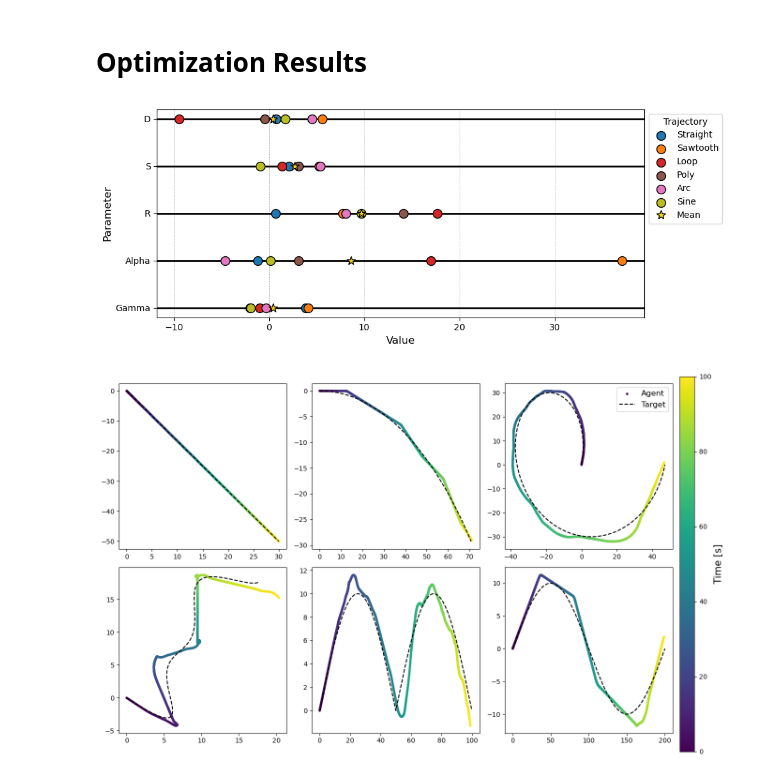
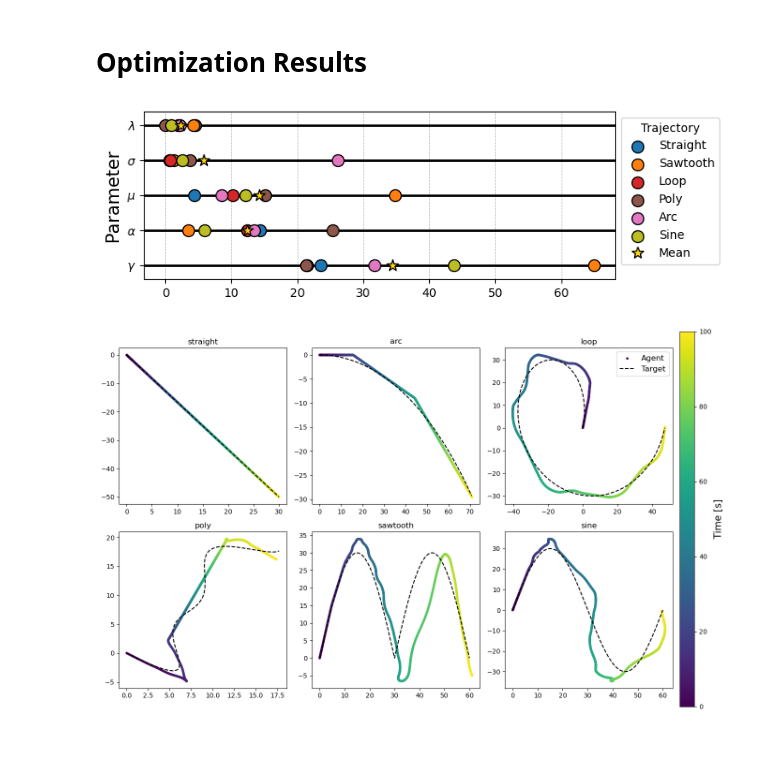
Before and after one commit to Adam-Boesky/RL_CMAES, a Jupyter notebook: Analysis/analysis.ipynb, the cells around one changed output. Cells and saved outputs as stored; diff of their text form; code cells hidden in the pictures; blank space fills up the shorter version.

```diff
--- a/Analysis/analysis.ipynb
+++ b/Analysis/analysis.ipynb
@@ -25,7 +25,7 @@ policy_df = pd.DataFrame(
     }
 )
 
-policy_params_path = os.path.join(path, 'policy_params')
+policy_params_path = os.path.join(path, 'bounded_params')
 for filename in os.listdir(policy_params_path):
     file_path = os.path.join(policy_params_path, filename)
 
@@ -37,44 +37,46 @@ for filename in os.listdir(policy_params_path):
 # Define the attributes and corresponding colors
 attributes = [policy_df['gamma'], policy_df['alpha'], policy_df['r'], policy_df['s'], policy_df['d']]
 trajectories = policy_df['trajectory']
-labels = ["Gamma", "Alpha", "R", "S", "D"]
+labels = ["$\gamma$", "$\\alpha$", "$\mu$", "$\sigma$", "$\lambda$"]
 
 # Assign a unique color for each trajectory
 colormap = cm.tab10  # A modern, visually distinct colormap
 trajectory_colors = {traj: colormap(i / len(policy_df['trajectory'])) for i, traj in enumerate(policy_df['trajectory'])}
 
 # Create the plot
-fig, ax = plt.subplots(figsize=(10, 4))
+fig, ax = plt.subplots(figsize=(7.5, 2.5))
 
 for i, (attribute, label) in enumerate(zip(attributes, labels)):
     y = [i + 1] * len(attribute)  # Offset each number line on the y-axis
     for traj, val, y_pos in zip(trajectories, attribute, y):
         color = trajectory_colors[traj]
         ax.scatter(val, y_pos, label=traj[:-5].capitalize() if i == 0 else "", color=color, edgecolor='black', s=100, zorder=3)
 
     # Plot the mean value with a star marker
     mean_val = attribute.mean()
     ax.scatter(mean_val, i + 1, color='gold', edgecolor='black', s=100, marker='*', zorder=4)
 
 # Add labels, legend, and grid
 ax.set_yticks(range(1, len(labels) + 1))
 ax.set_yticklabels(labels)
-ax.set_xlabel("Value", fontsize=12)
-ax.set_ylabel("Parameter", fontsize=12)
+ax.set_ylabel("Parameter", fontsize=15)
 
 # Create custom legend handles
 handles, _ = ax.get_legend_handles_labels()
 mean_handle = Line2D([0], [0], marker='*', color='w', markerfacecolor='gold', markeredgecolor='black', markersize=10, label='Mean')
 handles.append(mean_handle)
 
 ax.legend(handles=handles, loc="upper left", bbox_to_anchor=(1, 1), title="Trajectory")
 ax.grid(True, which="both", linestyle="--", linewidth=0.5, zorder=-1)
 ax.yaxis.grid(True, zorder=1, lw=2, color='k', ls='-')
 
+lims = ax.get_ylim()
+ax.set_ylim((lims[0] - 0.2, lims[1] + 0.2))
+
 plt.tight_layout()
 plt.show()
 # %% [output]
-[figure, old version]
+[figure, new version]
 # %%
 fig, axes = plt.subplots(2, 3, figsize=(12.5, 8))
 
@@ -83,6 +85,7 @@ for i, ax in enumerate(axes.flatten()):
     ax = plot_results_with_params(traj_names[i], ax=ax)
     ax.grid(False)
     ax.collections[0].colorbar.remove()
+    ax.set_title(traj_names[i])
 
     if i != 2:
         ax.legend().remove()
@@ -99,7 +102,7 @@ cbar.set_label('Time [s]', fontsize=15)
 
 plt.show()
 # %% [output]
-[figure, old version]
+[figure, new version]
 # %%
 # generate all the animations
 traj_names = ['straight', 'arc', 'loop', 'poly', 'sawtooth', 'sine']
```
Also changed, not shown: parts of 6 cells of this notebook, 25 other files.
